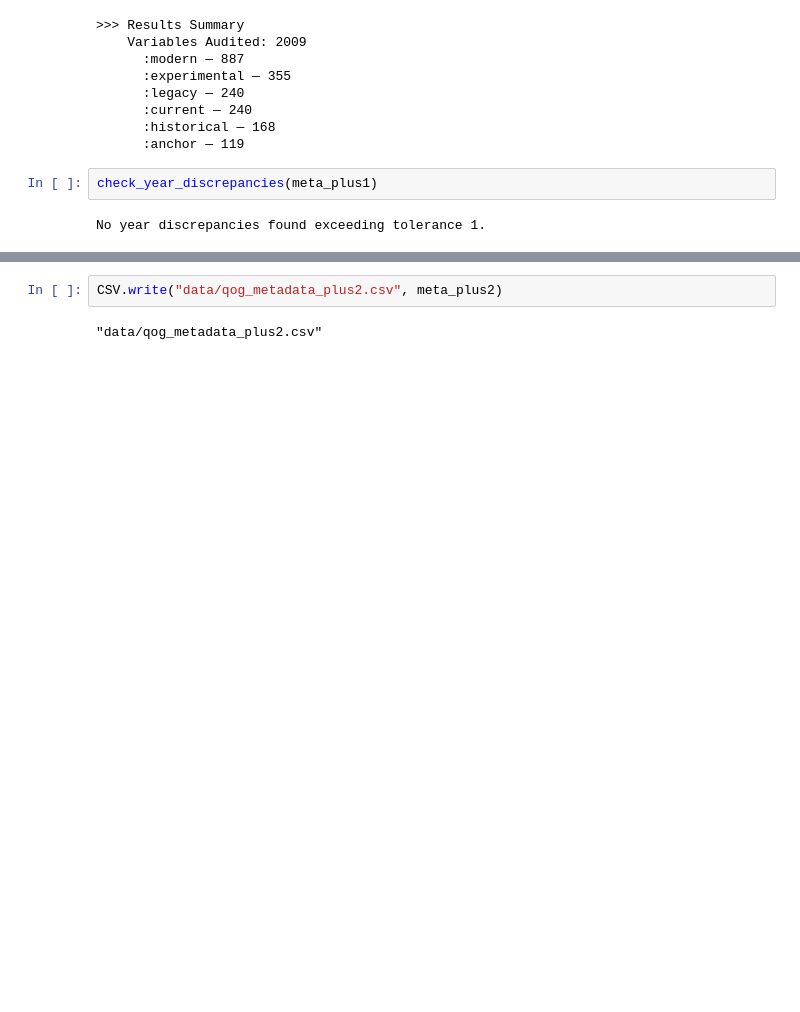
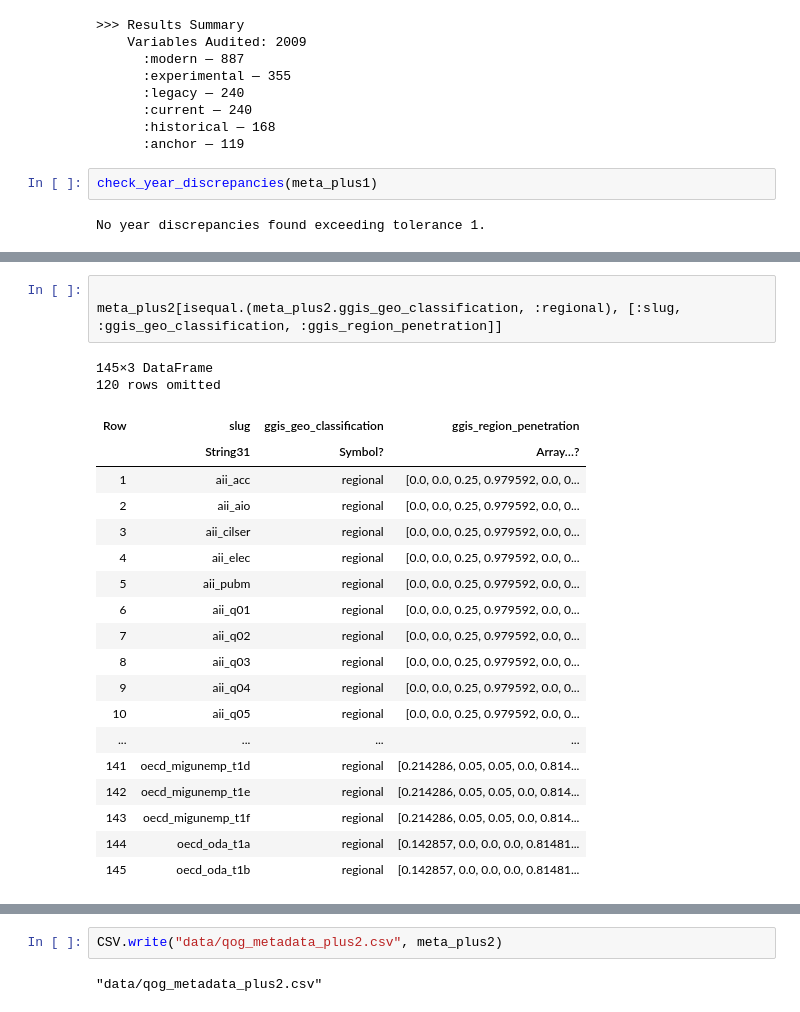
Before and after one commit to gary-dalton/criticality-index, a Jupyter notebook: work/enrich_meta.ipynb, the cells around one changed output, grey strips where cells are left out. Drawn from its saved outputs; the diff is of its cells as text; blank space fills up the shorter version.

```diff
--- a/work/enrich_meta.ipynb
+++ b/work/enrich_meta.ipynb
@@ -80,0 +235,24 @@ No year discrepancies found exceeding tolerance 1.
+# %%
+
+meta_plus2[isequal.(meta_plus2.ggis_geo_classification, :regional), [:slug, :ggis_geo_classification, :ggis_region_penetration]]
+# %% [output]
+145×3 DataFrame
+120 rows omitted
+| Row | slug | ggis_geo_classification | ggis_region_penetration |
+|  | String31 | Symbol? | Array…? |
+| 1 | aii_acc | regional | [0.0, 0.0, 0.25, 0.979592, 0.0, 0... |
+| 2 | aii_aio | regional | [0.0, 0.0, 0.25, 0.979592, 0.0, 0... |
+| 3 | aii_cilser | regional | [0.0, 0.0, 0.25, 0.979592, 0.0, 0... |
+| 4 | aii_elec | regional | [0.0, 0.0, 0.25, 0.979592, 0.0, 0... |
+| 5 | aii_pubm | regional | [0.0, 0.0, 0.25, 0.979592, 0.0, 0... |
+| 6 | aii_q01 | regional | [0.0, 0.0, 0.25, 0.979592, 0.0, 0... |
+| 7 | aii_q02 | regional | [0.0, 0.0, 0.25, 0.979592, 0.0, 0... |
+| 8 | aii_q03 | regional | [0.0, 0.0, 0.25, 0.979592, 0.0, 0... |
+| 9 | aii_q04 | regional | [0.0, 0.0, 0.25, 0.979592, 0.0, 0... |
+| 10 | aii_q05 | regional | [0.0, 0.0, 0.25, 0.979592, 0.0, 0... |
+| ... | ... | ... | ... |
+| 141 | oecd_migunemp_t1d | regional | [0.214286, 0.05, 0.05, 0.0, 0.814... |
+| 142 | oecd_migunemp_t1e | regional | [0.214286, 0.05, 0.05, 0.0, 0.814... |
+| 143 | oecd_migunemp_t1f | regional | [0.214286, 0.05, 0.05, 0.0, 0.814... |
+| 144 | oecd_oda_t1a | regional | [0.142857, 0.0, 0.0, 0.0, 0.81481... |
+| 145 | oecd_oda_t1b | regional | [0.142857, 0.0, 0.0, 0.0, 0.81481... |
```
Also changed, not shown: parts of 14 cells of this notebook, 4 other files.
